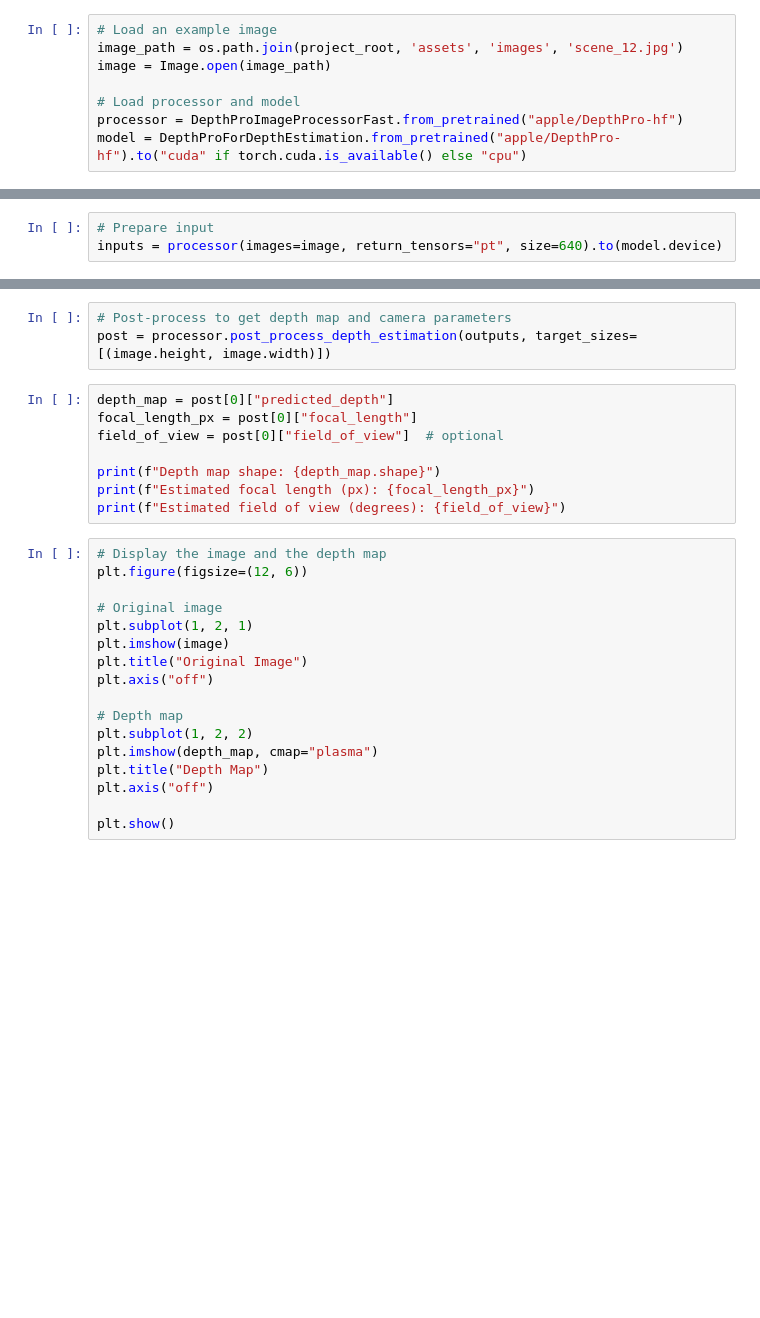
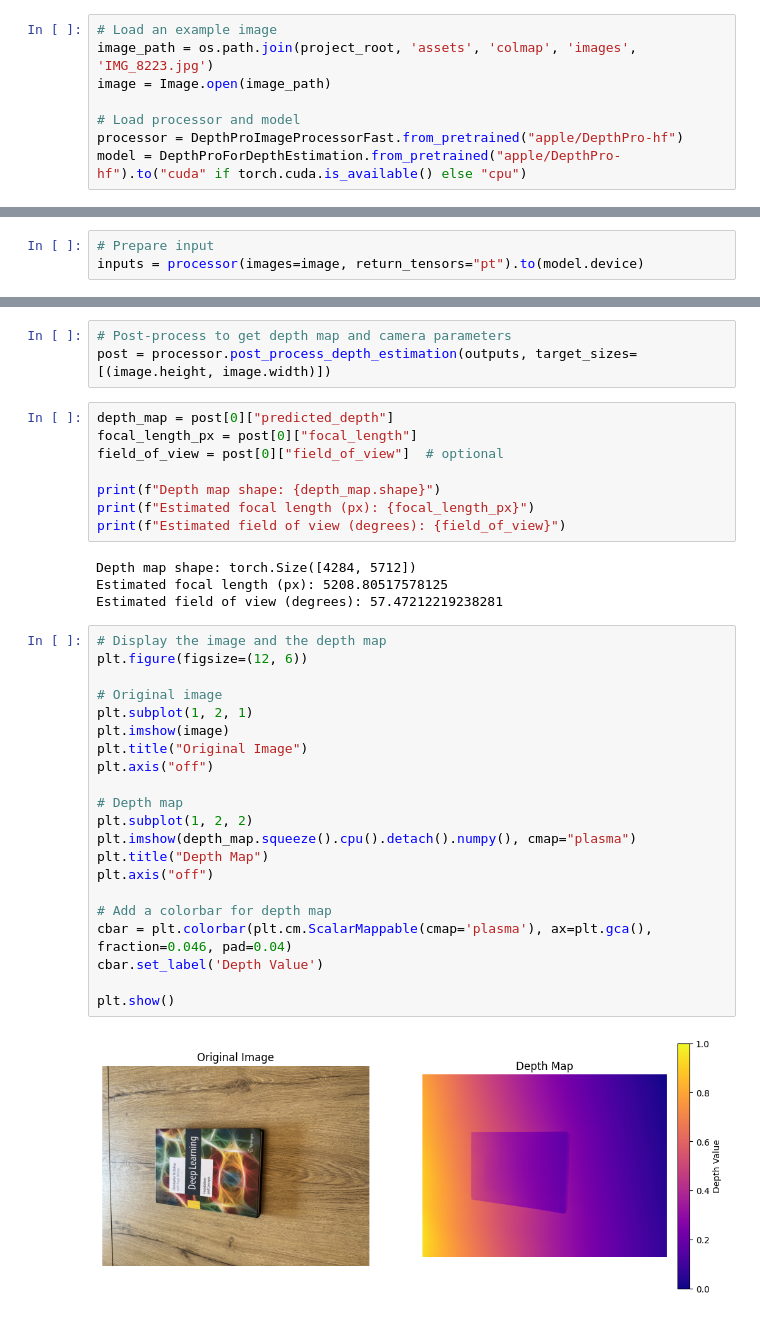
Before and after one commit to StefanoArcaro/single-view-3d, a Jupyter notebook: notebooks/depth_pro_test.ipynb, the cells around one changed output, grey strips where cells are left out. Drawn from its saved outputs; the diff is of its cells as text; blank space fills up the shorter version.

```diff
--- a/notebooks/depth_pro_test.ipynb
+++ b/notebooks/depth_pro_test.ipynb
@@ -14,7 +14,7 @@ import torch
 import matplotlib.pyplot as plt
 # %%
 # Load an example image
-image_path = os.path.join(project_root, 'assets', 'images', 'scene_12.jpg')
+image_path = os.path.join(project_root, 'assets', 'colmap', 'images', 'IMG_8223.jpg')
 image = Image.open(image_path)
 
 # Load processor and model
@@ -27,6 +23,6 @@ device(type='cpu')
 # %%
 # Prepare input
-inputs = processor(images=image, return_tensors="pt", size=640).to(model.device)
+inputs = processor(images=image, return_tensors="pt").to(model.device)
 # %%
 # Inference
 with torch.no_grad():
@@ -45,20 +38,30 @@ field_of_view = post[0]["field_of_view"]  # optional
 print(f"Depth map shape: {depth_map.shape}")
 print(f"Estimated focal length (px): {focal_length_px}")
 print(f"Estimated field of view (degrees): {field_of_view}")
+# %% [output]
+Depth map shape: torch.Size([4284, 5712])
+Estimated focal length (px): 5208.80517578125
+Estimated field of view (degrees): 57.47212219238281
 # %%
 # Display the image and the depth map
 plt.figure(figsize=(12, 6))
 
 # Original image
 plt.subplot(1, 2, 1)
 plt.imshow(image)
 plt.title("Original Image")
 plt.axis("off")
 
 # Depth map
 plt.subplot(1, 2, 2)
-plt.imshow(depth_map, cmap="plasma")
+plt.imshow(depth_map.squeeze().cpu().detach().numpy(), cmap="plasma")
 plt.title("Depth Map")
 plt.axis("off")
 
+# Add a colorbar for depth map
+cbar = plt.colorbar(plt.cm.ScalarMappable(cmap='plasma'), ax=plt.gca(), fraction=0.046, pad=0.04)
+cbar.set_label('Depth Value')
+
 plt.show()
+# %% [output]
+[figure, added]
```
Also changed, not shown: parts of 2 cells of this notebook, 15 other files.
